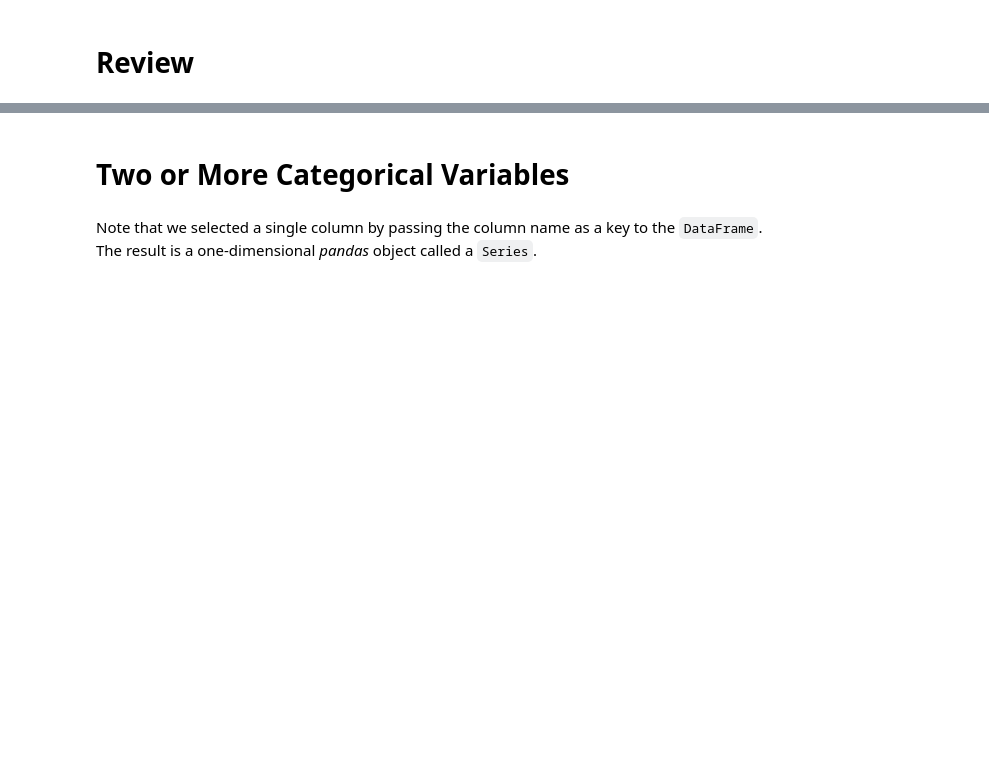
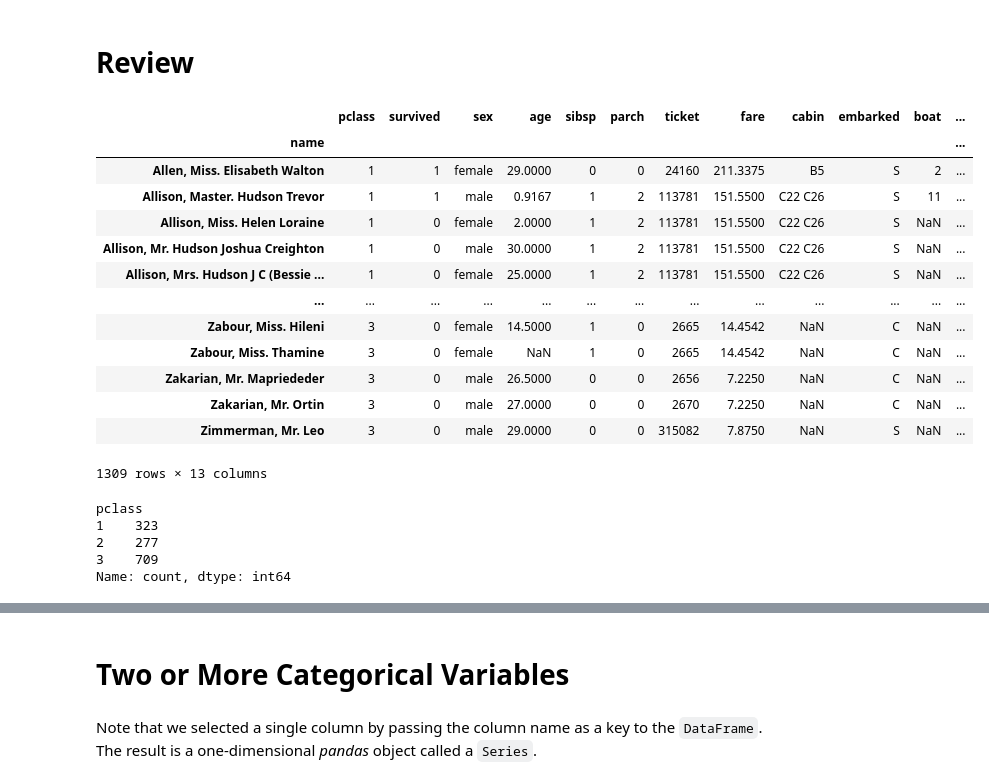
Before and after one commit to StanfordStatistics/datasci112_notebooks, a Jupyter notebook: lectures/lecture02/Relationships between Categorical Variables.ipynb, the cells around one changed output, grey strips where cells are left out. Drawn from its saved outputs; the diff is of its cells as text; code cells hidden in the pictures; blank space fills up the shorter version.

```diff
--- a/lectures/lecture02/Relationships between Categorical Variables.ipynb
+++ b/lectures/lecture02/Relationships between Categorical Variables.ipynb
@@ -3,13 +3,34 @@
 # %%
 import pandas as pd
 
 # This overrides how Colab displays Pandas Series.
-from google.colab import _reprs
-_reprs.disable_pandas_series_repr()
+#from google.colab import _reprs
+#_reprs.disable_pandas_series_repr()
 
-df = pd.read_csv("https://datasci112.stanford.edu/data/titanic.csv")
+df = pd.read_csv("https://datasci112.stanford.edu/data/titanic.csv", index_col="name")
 df
+# %% [output]
+|  | pclass | survived | sex | age | sibsp | parch | ticket | fare | cabin | embarked | boat | ... |
+| name |  |  |  |  |  |  |  |  |  |  |  | ... |
+| Allen, Miss. Elisabeth Walton | 1 | 1 | female | 29.0000 | 0 | 0 | 24160 | 211.3375 | B5 | S | 2 | ... |
+| Allison, Master. Hudson Trevor | 1 | 1 | male | 0.9167 | 1 | 2 | 113781 | 151.5500 | C22 C26 | S | 11 | ... |
+| Allison, Miss. Helen Loraine | 1 | 0 | female | 2.0000 | 1 | 2 | 113781 | 151.5500 | C22 C26 | S | NaN | ... |
+| Allison, Mr. Hudson Joshua Creighton | 1 | 0 | male | 30.0000 | 1 | 2 | 113781 | 151.5500 | C22 C26 | S | NaN | ... |
+| Allison, Mrs. Hudson J C (Bessie ... | 1 | 0 | female | 25.0000 | 1 | 2 | 113781 | 151.5500 | C22 C26 | S | NaN | ... |
+| ... | ... | ... | ... | ... | ... | ... | ... | ... | ... | ... | ... | ... |
+| Zabour, Miss. Hileni | 3 | 0 | female | 14.5000 | 1 | 0 | 2665 | 14.4542 | NaN | C | NaN | ... |
+| Zabour, Miss. Thamine | 3 | 0 | female | NaN | 1 | 0 | 2665 | 14.4542 | NaN | C | NaN | ... |
+| Zakarian, Mr. Mapriededer | 3 | 0 | male | 26.5000 | 0 | 0 | 2656 | 7.2250 | NaN | C | NaN | ... |
+| Zakarian, Mr. Ortin | 3 | 0 | male | 27.0000 | 0 | 0 | 2670 | 7.2250 | NaN | C | NaN | ... |
+| Zimmerman, Mr. Leo | 3 | 0 | male | 29.0000 | 0 | 0 | 315082 | 7.8750 | NaN | S | NaN | ... |
+1309 rows × 13 columns
 # %%
 df["pclass"].value_counts().sort_index()
+# %% [output]
+pclass
+1    323
+2    277
+3    709
+Name: count, dtype: int64
 # %%
 df["pclass"].value_counts().sort_index().plot.bar()
```
Also changed, not shown: parts of 27 cells of this notebook.
